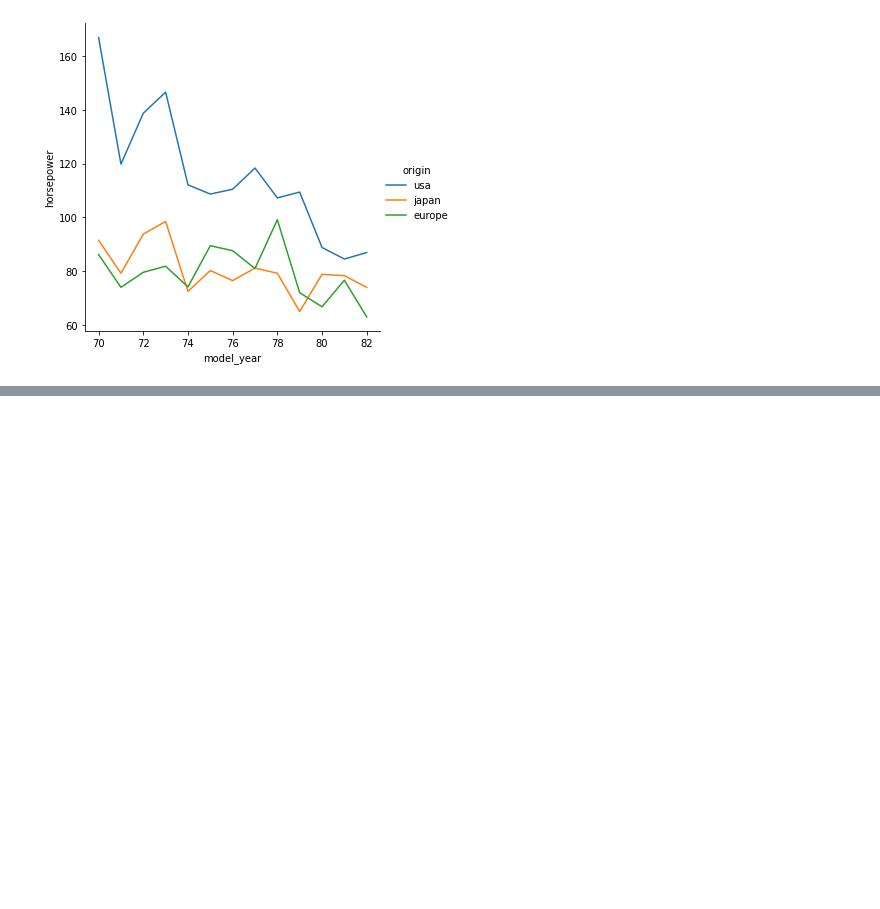
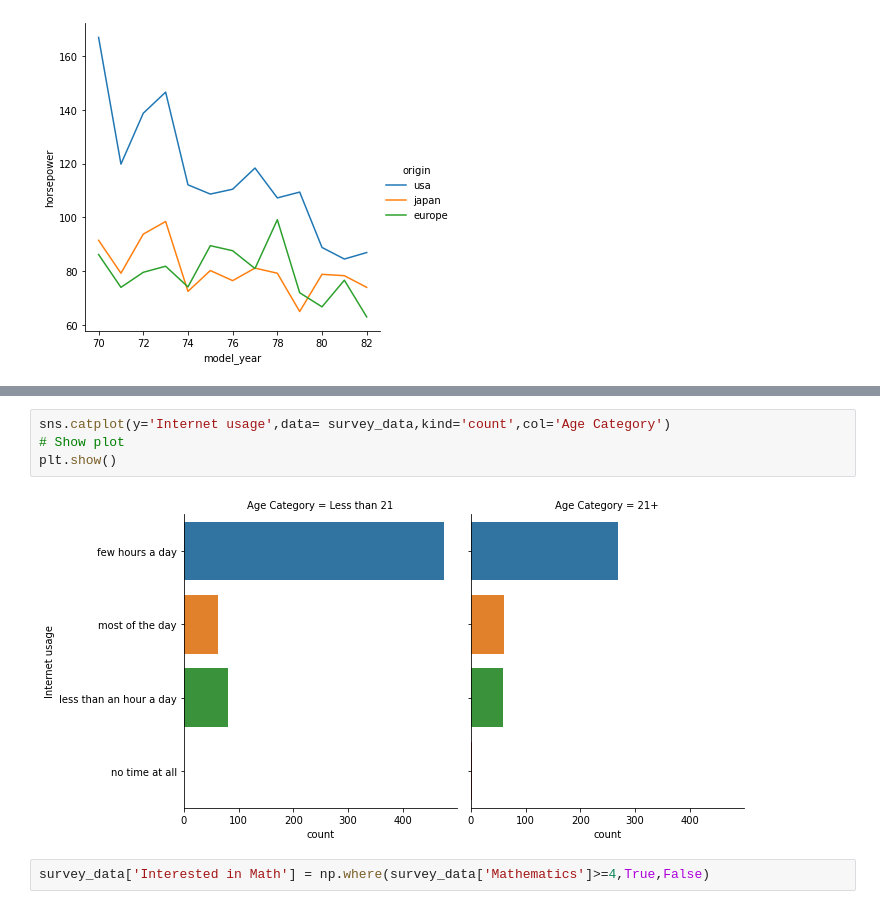
Before and after one commit to noahlias/datacamp_course, a Jupyter notebook: seaborn.ipynb, the cells around one changed output, grey strips where cells are left out. Cells and saved outputs as stored; diff of their text form; blank space fills up the shorter version.

```diff
--- a/seaborn.ipynb
+++ b/seaborn.ipynb
@@ -1141,0 +1160,8 @@ The `ci` parameter is deprecated. Use `errorbar=None` for the same effect.
+# %%
+sns.catplot(y='Internet usage',data= survey_data,kind='count',col='Age Category')
+# Show plot
+plt.show()
+# %% [output]
+[figure, added]
+# %%
+survey_data['Interested in Math'] = np.where(survey_data['Mathematics']>=4,True,False)
```
Also changed, not shown: parts of 44 cells of this notebook, 5 other files.
